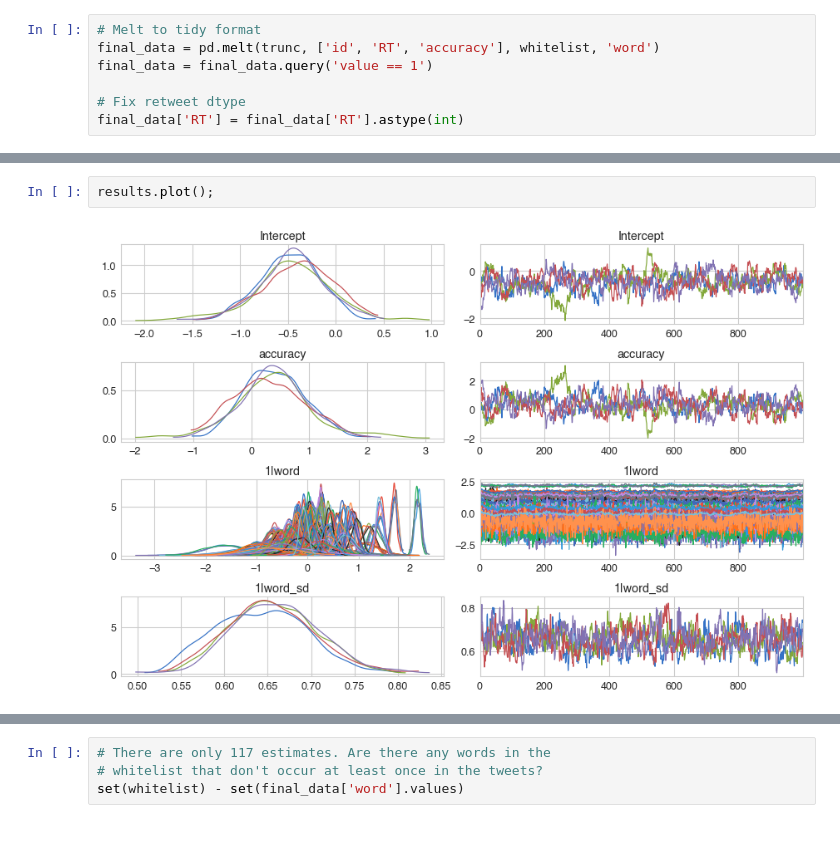
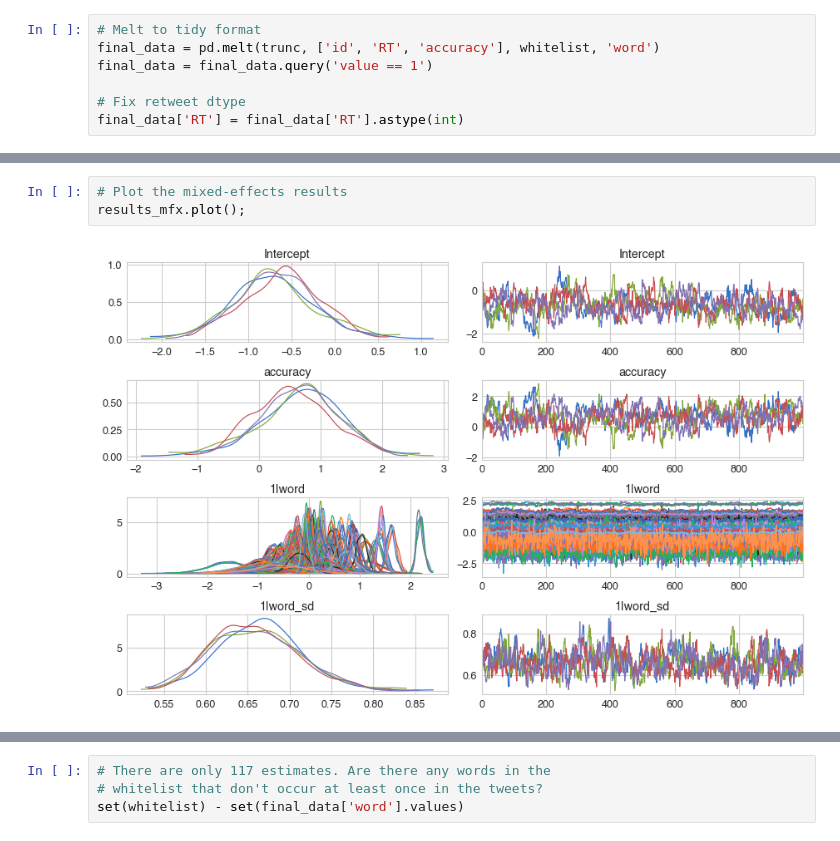
Before and after one commit to tyarkoni/brady_mfx, a Jupyter notebook: Brady et al. reanalysis.ipynb, the cells around one changed output, grey strips where cells are left out. Drawn from its saved outputs; the diff is of its cells as text.

```diff
--- a/Brady et al. reanalysis.ipynb
+++ b/Brady et al. reanalysis.ipynb
@@ -114,7 +149,8 @@ WARNING:pymc3:The acceptance probability does not match the target. It is 0.6707
 The estimated number of effective samples is smaller than 200 for some parameters.
 ERROR:pymc3:The estimated number of effective samples is smaller than 200 for some parameters.
-# %%
-results.plot();
-# %% [output]
-[figure, removed]
+# %%
+# Plot the mixed-effects results
+results_mfx.plot();
+# %% [output]
+[figure, added]
 # %%
```
Also changed, not shown: parts of 9 cells of this notebook.
